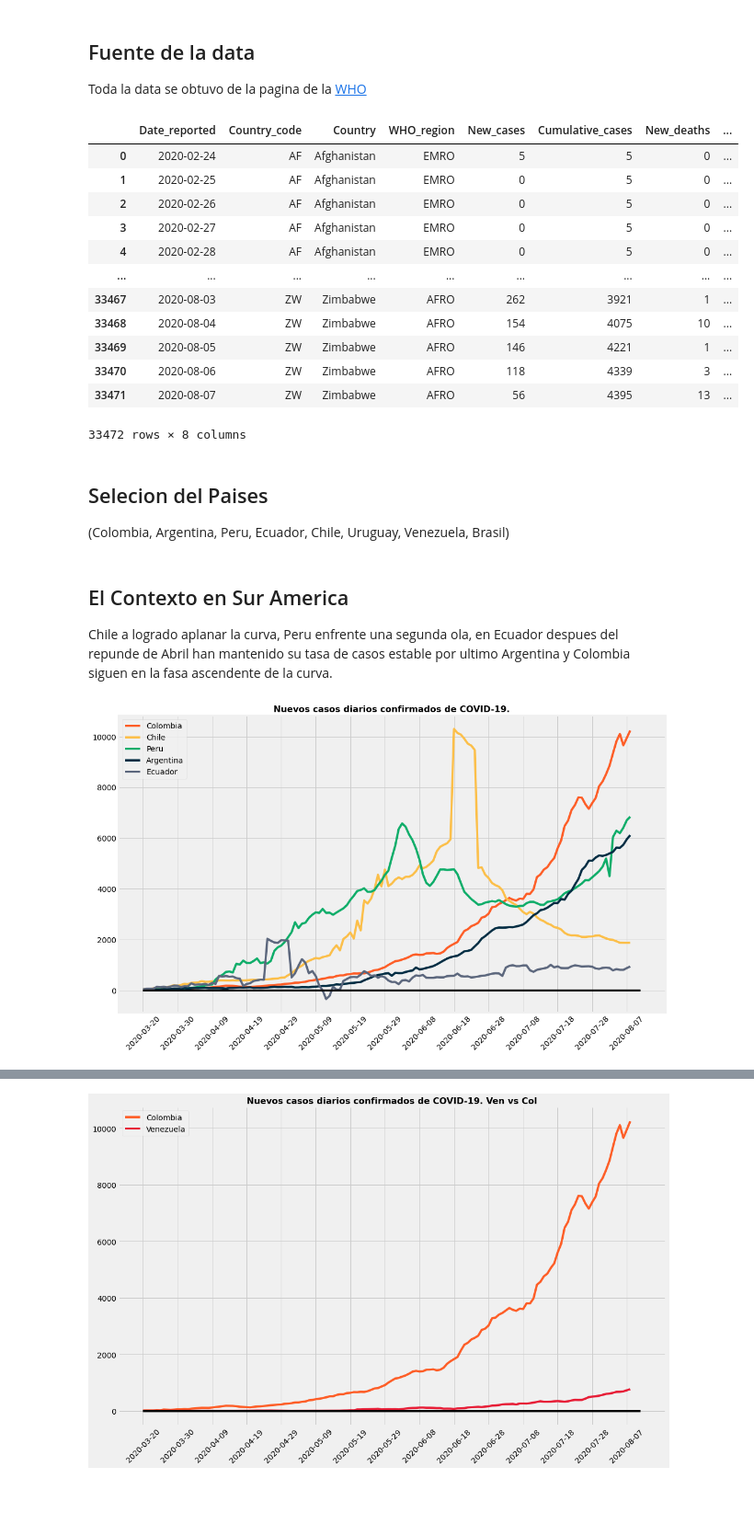
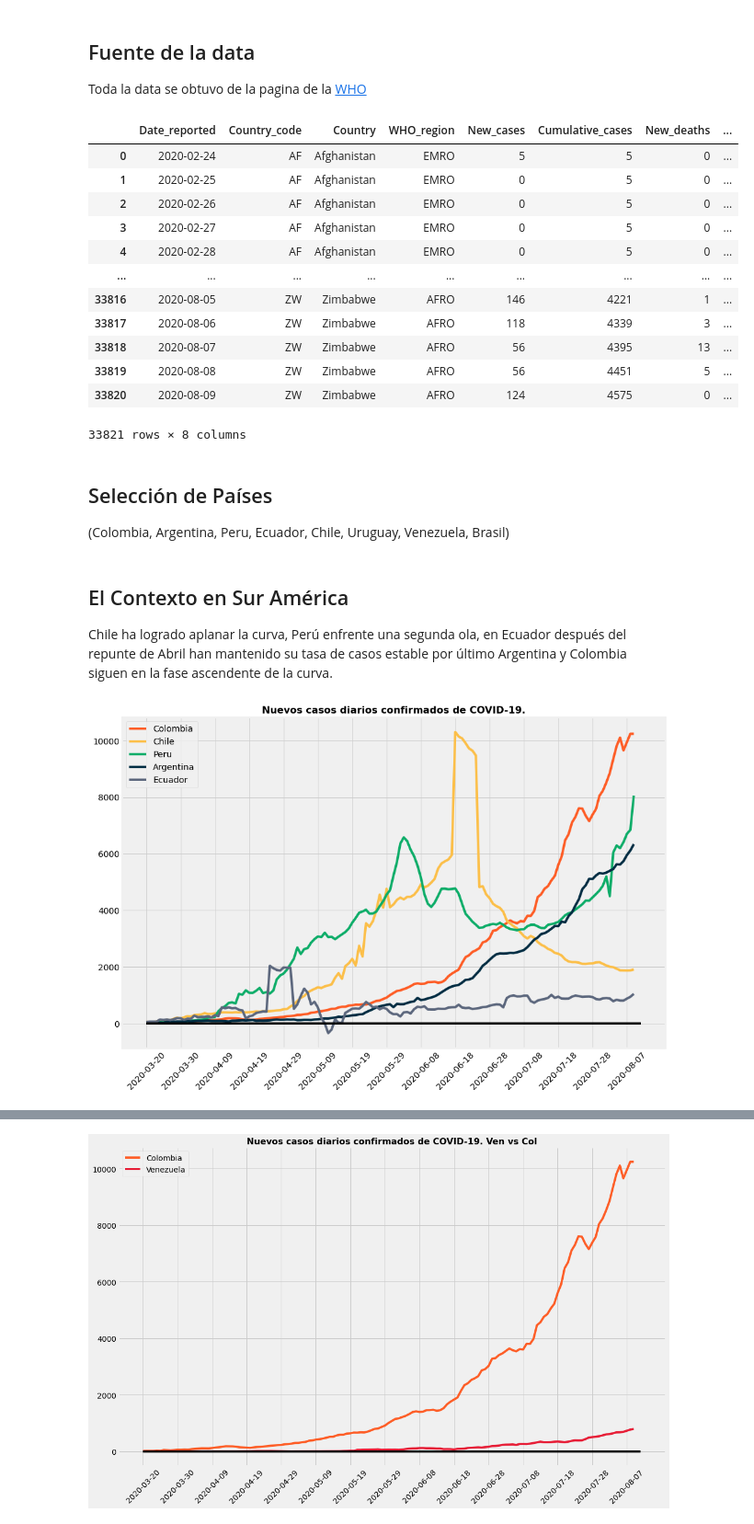
Before and after one commit to MagcDEV/covidVen, a Jupyter notebook: covid_19_ven.ipynb, the cells around one changed output, grey strips where cells are left out. Shown at 92% size. Drawn from its saved outputs; the diff is of its cells as text; code cells hidden in the pictures; blank space fills up the shorter version.

```diff
--- a/covid_19_ven.ipynb
+++ b/covid_19_ven.ipynb
@@ -17,28 +17,28 @@ Toda la data se obtuvo de la pagina de la [WHO](https://covid19.who.int/WHO-COVI
 # %%
 url = "https://covid19.who.int/WHO-COVID-19-global-data.csv"
 file_path = os.path.join("data", "covid")
 os.makedirs(file_path, exist_ok=True)
 csv_path = os.path.join(file_path, "WHO-COVID-19-global-data.csv")
 urllib.request.urlretrieve(url, csv_path)
-df = pd.read_csv(csv_path)https://covid19.who.int/WHO-COVID-19-global-data.csv
+df = pd.read_csv(csv_path)
 df.columns = [col.strip() for col in df.columns]
 df
 # %% [output]
 |  | Date_reported | Country_code | Country | WHO_region | New_cases | Cumulative_cases | New_deaths | ... |
 | 0 | 2020-02-24 | AF | Afghanistan | EMRO | 5 | 5 | 0 | ... |
 | 1 | 2020-02-25 | AF | Afghanistan | EMRO | 0 | 5 | 0 | ... |
 | 2 | 2020-02-26 | AF | Afghanistan | EMRO | 0 | 5 | 0 | ... |
 | 3 | 2020-02-27 | AF | Afghanistan | EMRO | 0 | 5 | 0 | ... |
 | 4 | 2020-02-28 | AF | Afghanistan | EMRO | 0 | 5 | 0 | ... |
 | ... | ... | ... | ... | ... | ... | ... | ... | ... |
-| 33467 | 2020-08-03 | ZW | Zimbabwe | AFRO | 262 | 3921 | 1 | ... |
-| 33468 | 2020-08-04 | ZW | Zimbabwe | AFRO | 154 | 4075 | 10 | ... |
-| 33469 | 2020-08-05 | ZW | Zimbabwe | AFRO | 146 | 4221 | 1 | ... |
-| 33470 | 2020-08-06 | ZW | Zimbabwe | AFRO | 118 | 4339 | 3 | ... |
-| 33471 | 2020-08-07 | ZW | Zimbabwe | AFRO | 56 | 4395 | 13 | ... |
+| 33816 | 2020-08-05 | ZW | Zimbabwe | AFRO | 146 | 4221 | 1 | ... |
+| 33817 | 2020-08-06 | ZW | Zimbabwe | AFRO | 118 | 4339 | 3 | ... |
+| 33818 | 2020-08-07 | ZW | Zimbabwe | AFRO | 56 | 4395 | 13 | ... |
+| 33819 | 2020-08-08 | ZW | Zimbabwe | AFRO | 56 | 4451 | 5 | ... |
+| 33820 | 2020-08-09 | ZW | Zimbabwe | AFRO | 124 | 4575 | 0 | ... |
-33472 rows × 8 columns
+33821 rows × 8 columns
 # %% [markdown]
-## Selecion del Paises
+## Selección de Países
 (Colombia, Argentina, Peru, Ecuador, Chile, Uruguay, Venezuela, Brasil)
 # %%
 df_col = df[df.Country == "Colombia"][["Date_reported", "New_cases"]]
@@ -107,8 +107,8 @@ df_ven["New_cases_roll_sue"] = df_ven.New_cases_sue.rolling(7).mean()
 
 df_ven = df_ven[~np.isnan(df_ven.New_cases_roll_ven)]
 # %% [markdown]
-## El Contexto en Sur America
-Chile a logrado aplanar la curva, Peru enfrente una segunda ola, en Ecuador despues del repunde de Abril han mantenido su tasa de casos estable por ultimo Argentina y Colombia siguen en la fasa ascendente de la curva.
+## El Contexto en Sur América
+Chile ha logrado aplanar la curva, Perú enfrente una segunda ola, en Ecuador después del repunte de Abril han mantenido su tasa de casos estable por último Argentina y Colombia siguen en la fase ascendente de la curva.
 # %%
 df_ven.index = df_ven.Date_reported
 plt.figure(figsize=(16,10))
@@ -128,6 +128,6 @@ plt.plot(x_coordinates, y_coordinates, "black")
 plt.grid(True)
 plt.show()
 # %% [output]
-[figure, old version]
+[figure, new version]
 # %% [markdown]
 ## Una Falsa Narrativa
```
Also changed, not shown: parts of 11 cells of this notebook, 2 other files.
